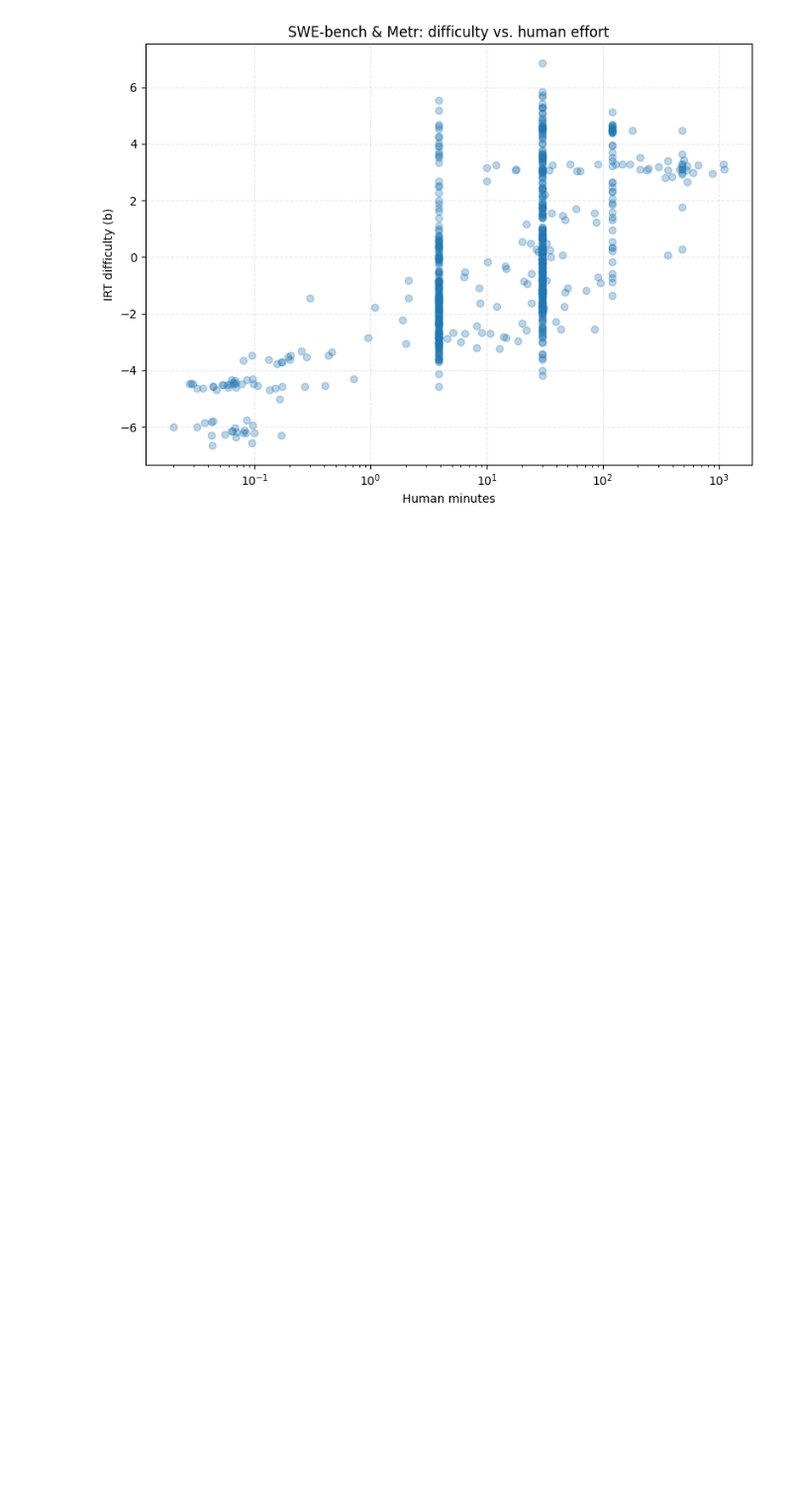
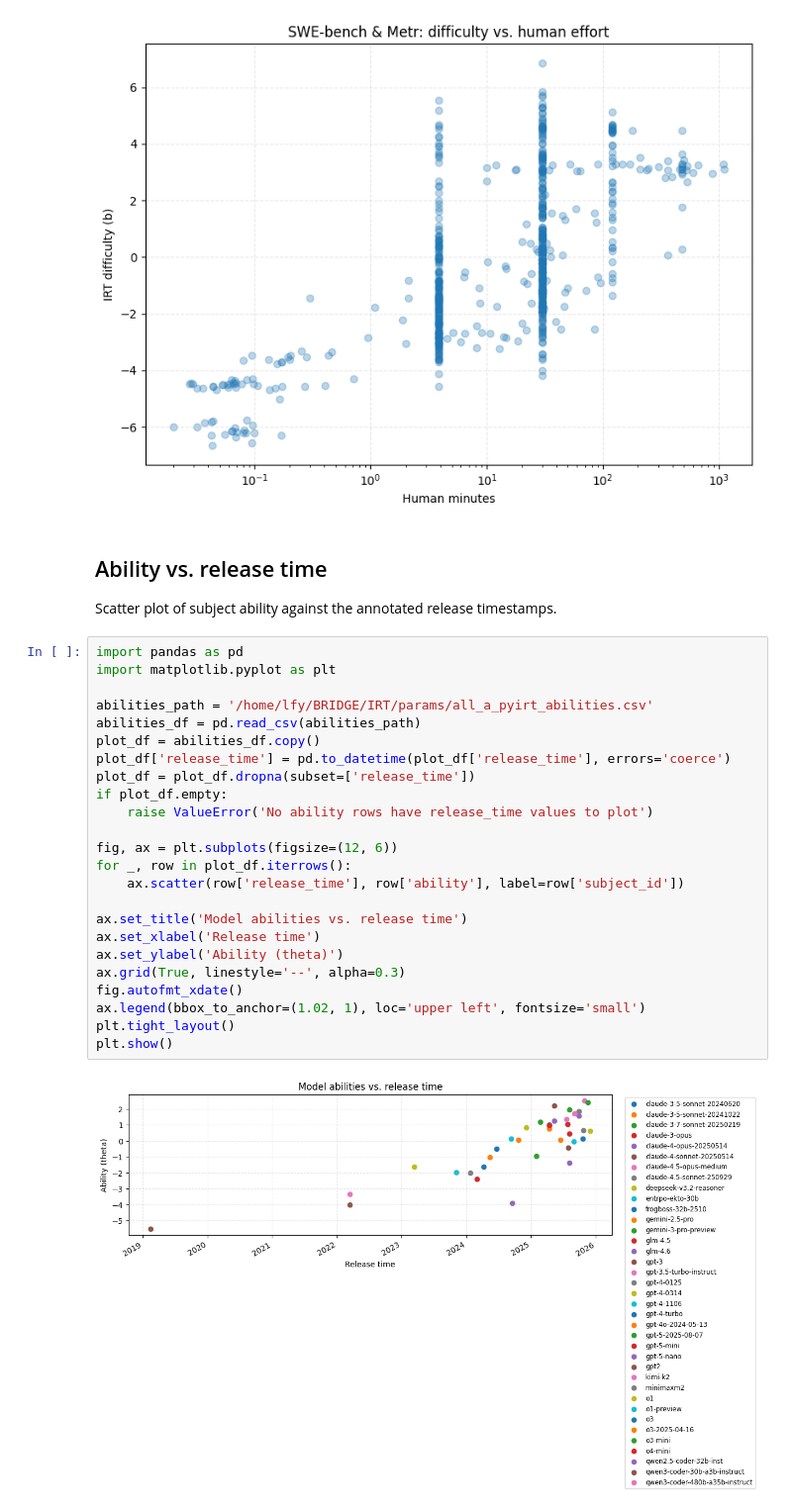
Before and after one commit to FY-Liu/BRIDGE, a Jupyter notebook: IRT/irt.ipynb, the cells around one changed output. Shown at 99% size. Cells and saved outputs as stored; diff of their text form; blank space fills up the shorter version.

```diff
--- a/IRT/irt.ipynb
+++ b/IRT/irt.ipynb
@@ -1276,3 +1276,32 @@ plt.tight_layout()
 plt.show()
 # %% [output]
 [figure]
+# %% [markdown]
+## Ability vs. release time
+Scatter plot of subject ability against the annotated release timestamps.
+# %%
+import pandas as pd
+import matplotlib.pyplot as plt
+
+abilities_path = '/home/lfy/BRIDGE/IRT/params/all_a_pyirt_abilities.csv'
+abilities_df = pd.read_csv(abilities_path)
+plot_df = abilities_df.copy()
+plot_df['release_time'] = pd.to_datetime(plot_df['release_time'], errors='coerce')
+plot_df = plot_df.dropna(subset=['release_time'])
+if plot_df.empty:
+    raise ValueError('No ability rows have release_time values to plot')
+
+fig, ax = plt.subplots(figsize=(12, 6))
+for _, row in plot_df.iterrows():
+    ax.scatter(row['release_time'], row['ability'], label=row['subject_id'])
+
+ax.set_title('Model abilities vs. release time')
+ax.set_xlabel('Release time')
+ax.set_ylabel('Ability (theta)')
+ax.grid(True, linestyle='--', alpha=0.3)
+fig.autofmt_xdate()
+ax.legend(bbox_to_anchor=(1.02, 1), loc='upper left', fontsize='small')
+plt.tight_layout()
+plt.show()
+# %% [output]
+[figure, added]
```
Also changed, not shown: parts of 5 cells of this notebook, 11 other files.
